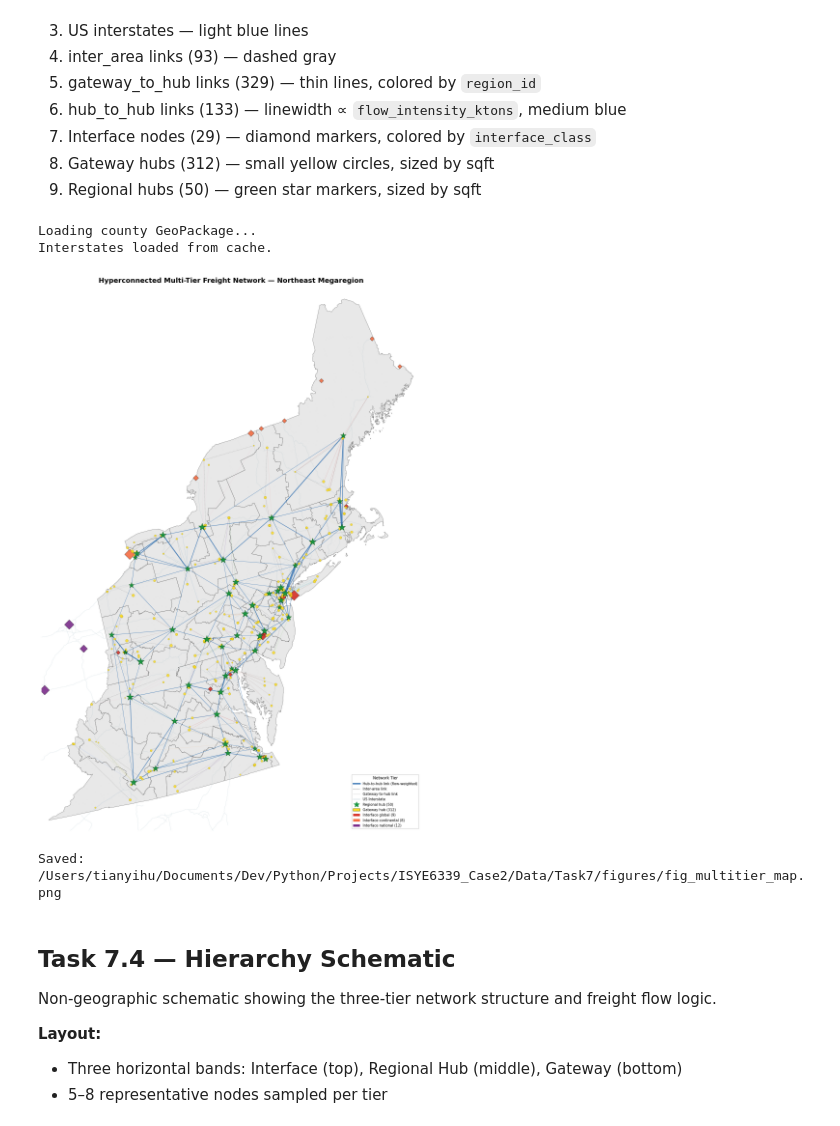
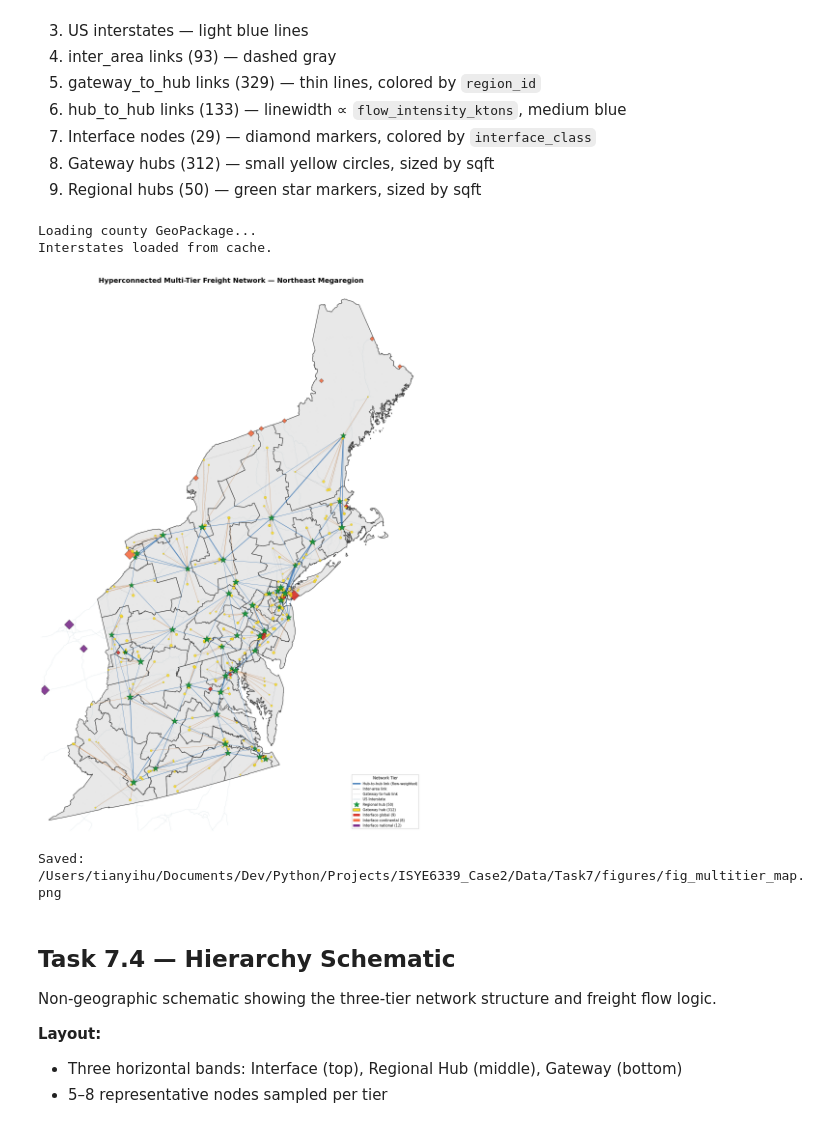
Before and after one commit to TIH233/ISYE6339_Case2, a Jupyter notebook: Task7/task7_integration.ipynb, the cells around one changed output. Saved outputs shown, nothing was run; the diff lists cells and outputs as text; code cells hidden in the pictures.

```diff
--- a/Task7/task7_integration.ipynb
+++ b/Task7/task7_integration.ipynb
@@ -517,7 +517,7 @@ ax.set_facecolor('#f0f4f8')
 counties_gdf.plot(ax=ax, color='#e8e8e8', linewidth=0, zorder=1)
 
 # Layer 2: Region boundaries
-regions_gdf.boundary.plot(ax=ax, edgecolor='#555555', linewidth=0.4, zorder=2)
+regions_gdf.boundary.plot(ax=ax, edgecolor='#333333', linewidth=1.0, zorder=2)
 
 # Layer 3: Interstates
 roads_gdf.plot(ax=ax, color='#aec6cf', linewidth=0.3, zorder=3, alpha=0.7)
@@ -541,12 +541,11 @@ g2h_edges = edges[edges['edge_type'] == 'gateway_to_hub']
 for _, e in g2h_edges.iterrows():
     fn, tn = e['from_node_id'], e['to_node_id']
     if fn in node_xy.index and tn in node_xy.index:
-        rid = int(e['region_id']) if not pd.isna(e['region_id']) else 0
-        col = cmap_region(rid % 50)
+        col = '#c47a3a'  # muted burnt-orange; distinct from blue h2h, gray inter-area, green/yellow nodes
         xa, ya = node_xy.loc[fn]
         xb, yb = node_xy.loc[tn]
-        ax.plot([xa, xb], [ya, yb], color=col, linewidth=0.3,
-                alpha=0.35, zorder=5)
+        ax.plot([xa, xb], [ya, yb], color=col, linewidth=0.7,
+                alpha=0.55, zorder=5)
 
 # Layer 6: hub_to_hub links (linewidth ∝ flow_intensity)
 h2h_edges = edges[edges['edge_type'] == 'hub_to_hub'].copy()
@@ -596,34 +595,34 @@ ax.set_xlim(minx - pad_x, maxx + pad_x)
 ax.set_ylim(miny - pad_y, maxy + pad_y)
 ax.set_aspect('equal')
 ax.axis('off')
 
 # Legend
 legend_handles = [
     mlines.Line2D([], [], color='#2166ac', linewidth=2.5, label='Hub-to-hub link (flow-weighted)'),
     mlines.Line2D([], [], color='gray', linewidth=0.8, linestyle='--', label='Inter-area link'),
     mlines.Line2D([], [], color='gray', linewidth=0.5, alpha=0.4, label='Gateway-to-hub link'),
     mlines.Line2D([], [], color='#aec6cf', linewidth=0.8, label='US Interstate'),
     mlines.Line2D([], [], color='#1a9641', marker='*', markersize=12, linestyle='None', label='Regional hub (50)'),
     mpatches.Patch(facecolor='#fdda24', edgecolor='#888800', label='Gateway hub (312)'),
     mpatches.Patch(facecolor='#d73027', label='Interface global (9)'),
     mpatches.Patch(facecolor='#f46d43', label='Interface continental (8)'),
     mpatches.Patch(facecolor='#7b2d8b', label='Interface national (12)'),
 ]
 ax.legend(handles=legend_handles, loc='lower right', fontsize=7,
           framealpha=0.9, title='Network Tier', title_fontsize=8)
 
 ax.set_title('Hyperconnected Multi-Tier Freight Network — Northeast Megaregion',
              fontsize=14, fontweight='bold', pad=12)
 
 fig.tight_layout()
 out_map = FIG / 'fig_multitier_map.png'
 fig.savefig(out_map, dpi=200, bbox_inches='tight', facecolor='white')
 plt.show()
 print(f'\nSaved: {out_map}')
 # %% [output]
 Loading county GeoPackage...
 Interstates loaded from cache.
-[figure, old version]
+[figure, new version]
 Saved: /Users/tianyihu/Documents/Dev/Python/Projects/ISYE6339_Case2/Data/Task7/figures/fig_multitier_map.png
 # %% [markdown]
 ## Task 7.4 — Hierarchy Schematic
```
Also changed, not shown: 3 other files.
